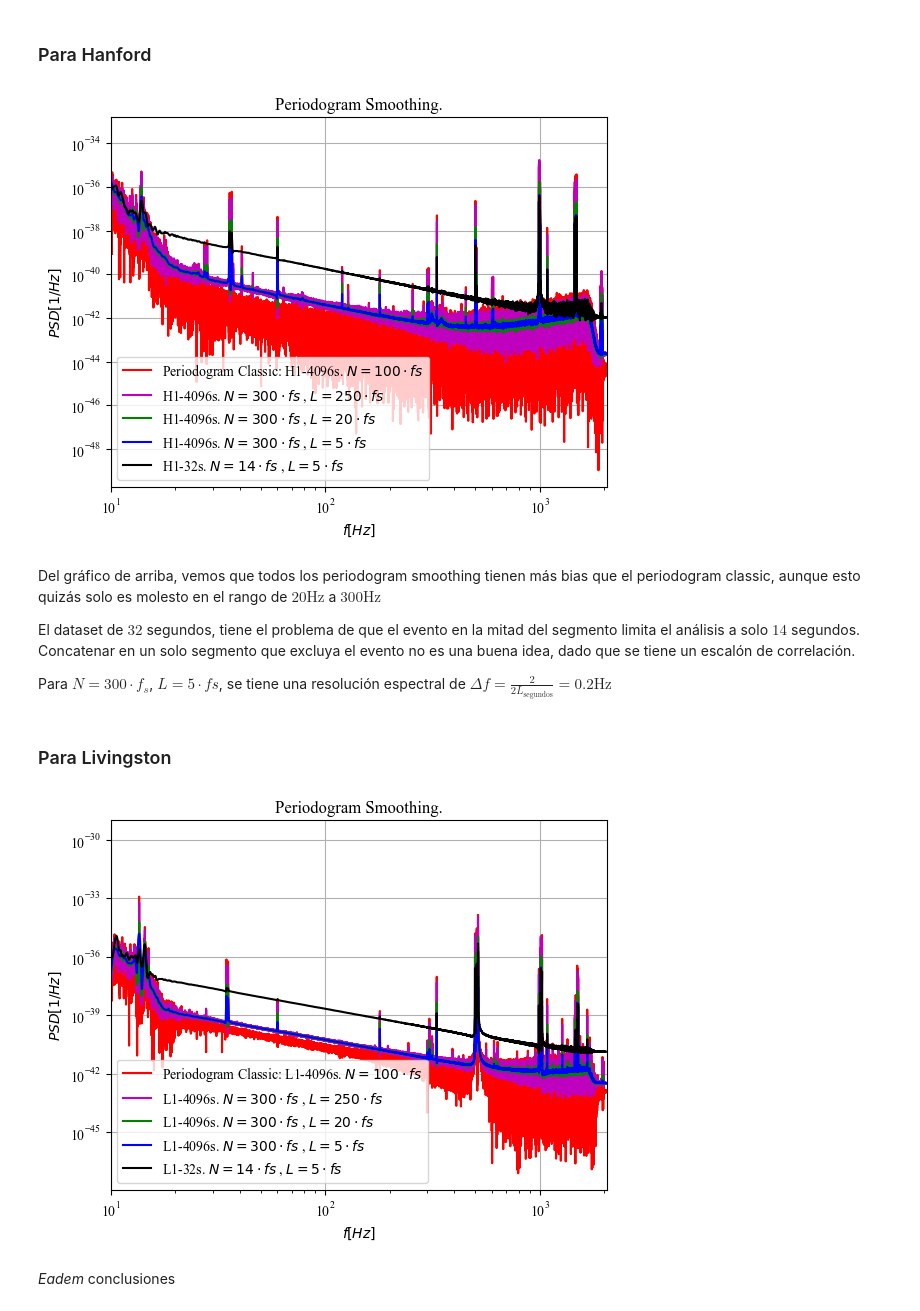
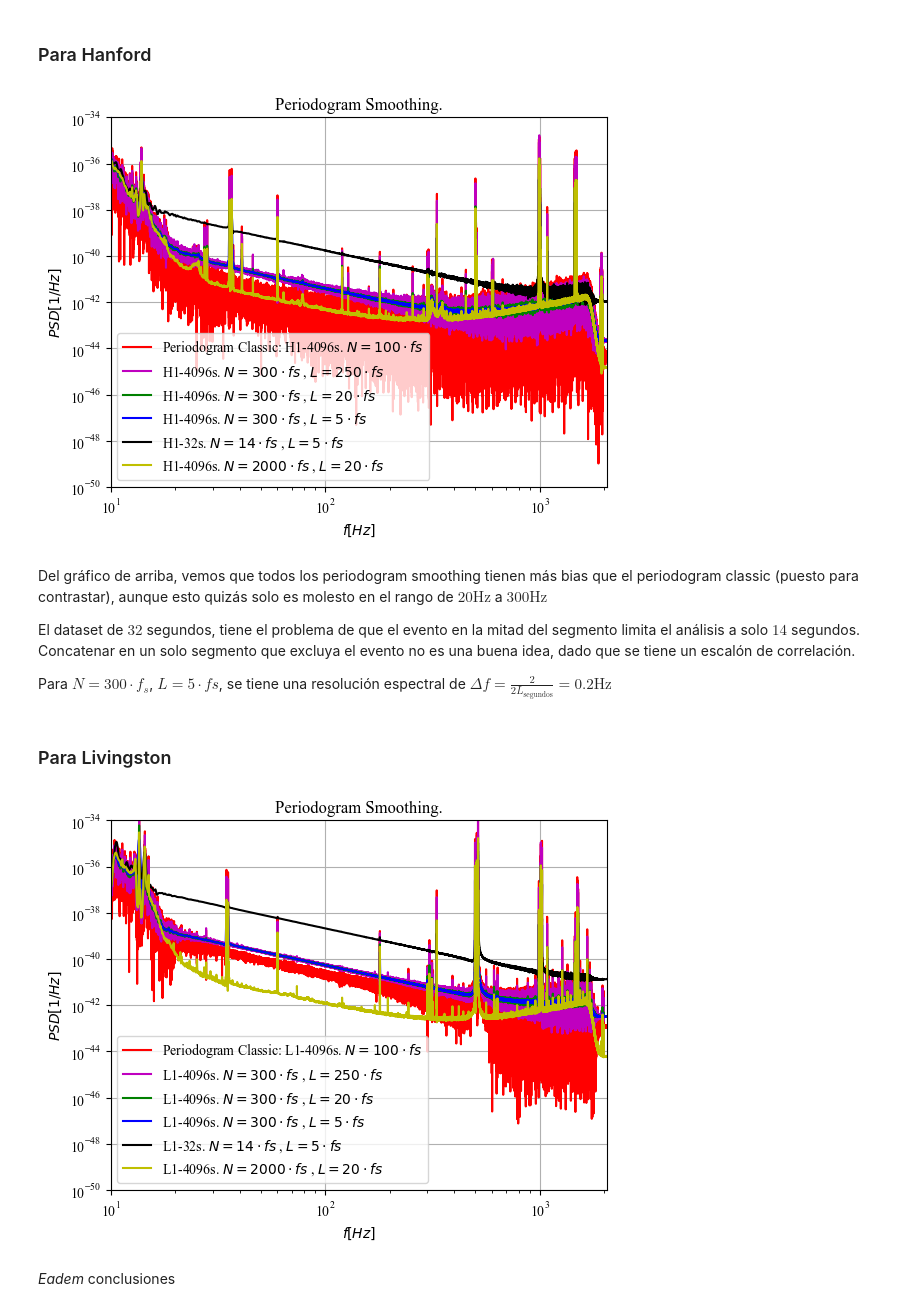
Before and after one commit to bautistasch/PASA, a Jupyter notebook: TP1-G1.ipynb, the cells around one changed output. Drawn from its saved outputs; the diff is of its cells as text; code cells hidden in the pictures.

```diff
--- a/TP1-G1.ipynb
+++ b/TP1-G1.ipynb
@@ -374,6 +372,14 @@ f = w * fs / (2*np.pi)
 plt.plot(f, Rxx, color = 'k', label = 'H1-32s. $N = 14\cdot fs$ , $L = 5\cdot fs$')
 
 
+L_seg = 20
+L = int(L_seg * fs)
+x = data['H1_4096'].dset[int(0):int(2000*fs)]
+Rxx, w = periodogram_smoothing(x, L, N_FFT = np.max([50000, 2*len(x)+ 1]), window = 'parzen')
+f = w * fs / (2*np.pi)
+plt.plot(f, Rxx, color = 'y', label = 'H1-4096s. $N = 2000\cdot fs$ , $L = 20\cdot fs$')
+
+
 plt.title('Periodogram Smoothing.')
 plt.xscale('log')
 plt.yscale('log')
@@ -381,12 +387,13 @@ plt.xlabel('$f[Hz]$')
 plt.ylabel('$PSD[1/Hz]$')
 plt.legend(loc = 'lower left')
 plt.xlim(10, fs/2)
+plt.ylim(10**(-50), 10**(-34))
 plt.grid(True)
 plt.show()
 # %% [output]
-[figure, old version]
+[figure, new version]
 # %% [markdown]
-Del gráfico de arriba, vemos que todos los periodogram smoothing tienen más bias que el periodogram classic, aunque esto quizás solo es molesto en el rango de $20\text{Hz}$ a $300\text{Hz}$
+Del gráfico de arriba, vemos que todos los periodogram smoothing tienen más bias que el periodogram classic (puesto para contrastar), aunque esto quizás solo es molesto en el rango de $20\text{Hz}$ a $300\text{Hz}$
 
 El dataset de $32$ segundos, tiene el problema de que el evento en la mitad del segmento limita el análisis a solo $14$ segundos. Concatenar en un solo segmento que excluya el evento no es una buena idea, dado que se tiene un escalón de correlación.
 
@@ -414,34 +421,43 @@ x = data['L1_4096'].dset[int(0):int(300*fs)]
 Rxx, w = periodogram_smoothing(x, L, N_FFT = np.max([50000, 2*len(x)+ 1]), window = 'parzen')
 f = w * fs / (2*np.pi)
 plt.plot(f, Rxx, color = 'g', label = 'L1-4096s. $N = 300\cdot fs$ , $L = 20\cdot fs$')
 
 
 L_seg = 5
 L = int(L_seg * fs)
 x = data['L1_4096'].dset[int(0):int(300*fs)]
 Rxx, w = periodogram_smoothing(x, L, N_FFT = np.max([50000, 2*len(x)+ 1]), window = 'parzen')
 f = w * fs / (2*np.pi)
 plt.plot(f, Rxx, color = 'b', label = 'L1-4096s. $N = 300\cdot fs$ , $L = 5\cdot fs$')
 
 L_seg = 5
 L = int(L_seg * fs)
 x = data['L1_32'].dset[int(0):int(14*fs)]
 Rxx, w = periodogram_smoothing(x, L, N_FFT = np.max([50000, 2*len(x)+ 1]), window = 'parzen')
 f = w * fs / (2*np.pi)
 plt.plot(f, Rxx, color = 'k', label = 'L1-32s. $N = 14\cdot fs$ , $L = 5\cdot fs$')
 
+L_seg = 20
+L = int(L_seg * fs)
+x = data['L1_4096'].dset[int(0):int(2000*fs)]
+Rxx, w = periodogram_smoothing(x, L, N_FFT = np.max([50000, 2*len(x)+ 1]), window = 'parzen')
+f = w * fs / (2*np.pi)
+plt.plot(f, Rxx, color = 'y', label = 'L1-4096s. $N = 2000\cdot fs$ , $L = 20\cdot fs$')
+
+
 
 plt.title('Periodogram Smoothing.')
 plt.xscale('log')
 plt.yscale('log')
 plt.xlabel('$f[Hz]$')
 plt.ylabel('$PSD[1/Hz]$')
 plt.legend(loc = 'lower left')
 plt.xlim(10, fs/2)
+plt.ylim(10**(-50), 10**(-34))
 plt.grid(True)
 plt.show()
 # %% [output]
-[figure, old version]
+[figure, new version]
 # %% [markdown]
 *Eadem* conclusiones
 # %% [markdown]
```
Also changed, not shown: parts of 10 cells of this notebook.
